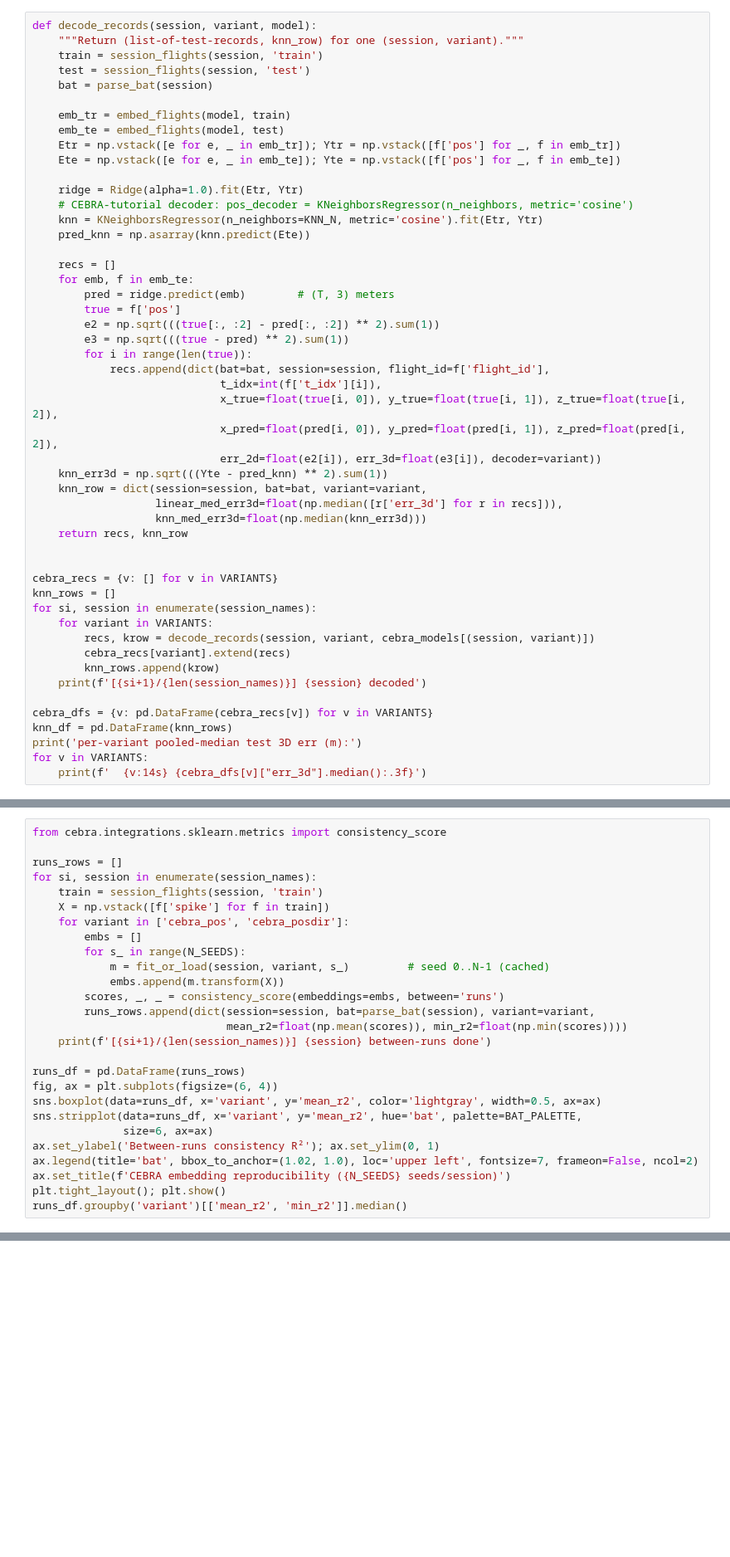
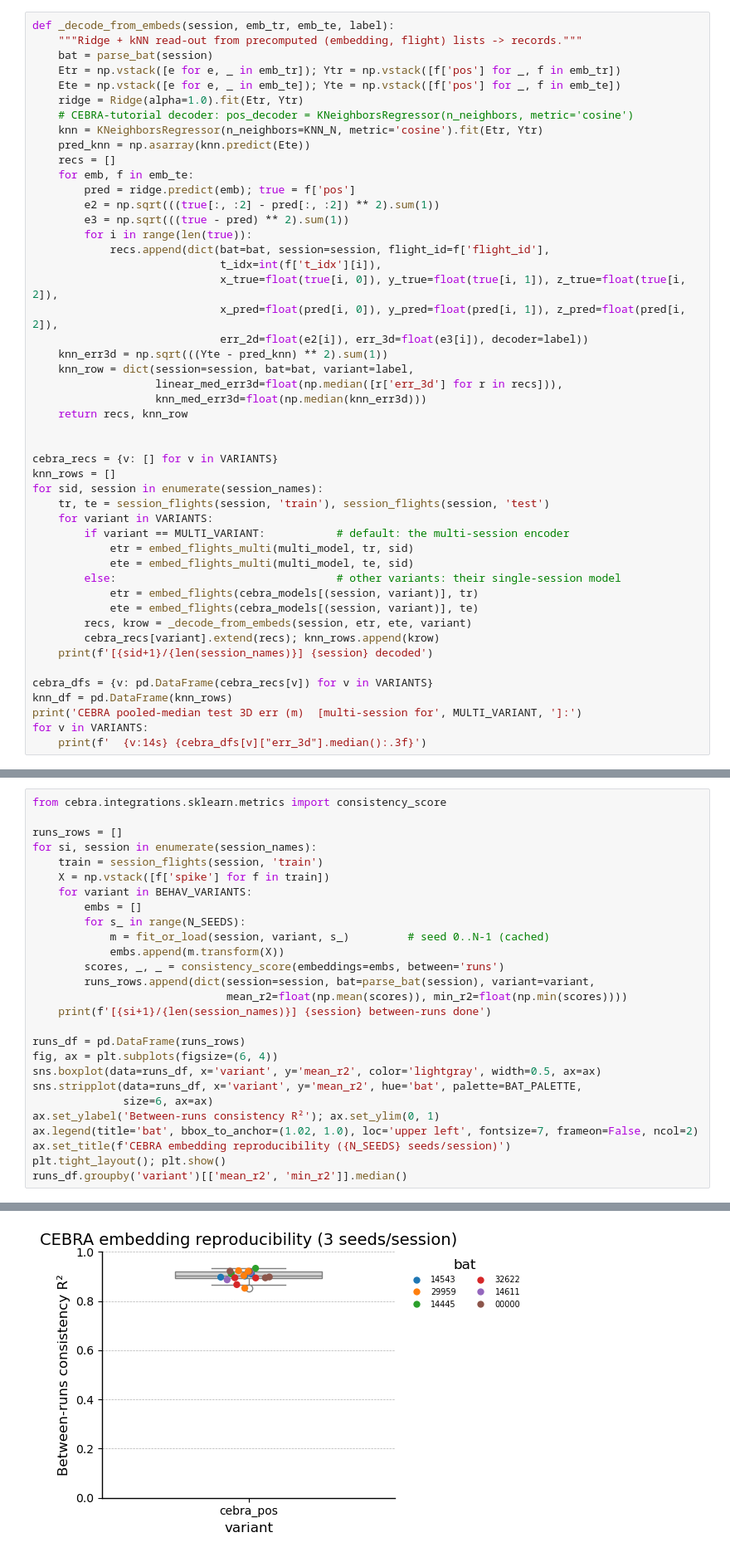
Before and after one commit to yongrong-qiu/digitalbat, a Jupyter notebook: notebooks/cebra-comparison.ipynb, the cells around one changed output, grey strips where cells are left out. Shown at 83% size. Cells and saved outputs as stored; diff of their text form; blank space fills up the shorter version.

```diff
--- a/notebooks/cebra-comparison.ipynb
+++ b/notebooks/cebra-comparison.ipynb
@@ -298,24 +627,16 @@ kNN-vs-linear table.
 # %%
-def decode_records(session, variant, model):
-    """Return (list-of-test-records, knn_row) for one (session, variant)."""
-    train = session_flights(session, 'train')
-    test = session_flights(session, 'test')
+def _decode_from_embeds(session, emb_tr, emb_te, label):
+    """Ridge + kNN read-out from precomputed (embedding, flight) lists -> records."""
     bat = parse_bat(session)
-
-    emb_tr = embed_flights(model, train)
-    emb_te = embed_flights(model, test)
     Etr = np.vstack([e for e, _ in emb_tr]); Ytr = np.vstack([f['pos'] for _, f in emb_tr])
     Ete = np.vstack([e for e, _ in emb_te]); Yte = np.vstack([f['pos'] for _, f in emb_te])
-
     ridge = Ridge(alpha=1.0).fit(Etr, Ytr)
     # CEBRA-tutorial decoder: pos_decoder = KNeighborsRegressor(n_neighbors, metric='cosine')
     knn = KNeighborsRegressor(n_neighbors=KNN_N, metric='cosine').fit(Etr, Ytr)
     pred_knn = np.asarray(knn.predict(Ete))
-
     recs = []
     for emb, f in emb_te:
-        pred = ridge.predict(emb)        # (T, 3) meters
-        true = f['pos']
+        pred = ridge.predict(emb); true = f['pos']
         e2 = np.sqrt(((true[:, :2] - pred[:, :2]) ** 2).sum(1))
         e3 = np.sqrt(((true - pred) ** 2).sum(1))
         for i in range(len(true)):
@@ -323,9 +644,9 @@ def decode_records(session, variant, model):
                              t_idx=int(f['t_idx'][i]),
                              x_true=float(true[i, 0]), y_true=float(true[i, 1]), z_true=float(true[i, 2]),
                              x_pred=float(pred[i, 0]), y_pred=float(pred[i, 1]), z_pred=float(pred[i, 2]),
-                             err_2d=float(e2[i]), err_3d=float(e3[i]), decoder=variant))
+                             err_2d=float(e2[i]), err_3d=float(e3[i]), decoder=label))
     knn_err3d = np.sqrt(((Yte - pred_knn) ** 2).sum(1))
-    knn_row = dict(session=session, bat=bat, variant=variant,
+    knn_row = dict(session=session, bat=bat, variant=label,
                    linear_med_err3d=float(np.median([r['err_3d'] for r in recs])),
                    knn_med_err3d=float(np.median(knn_err3d)))
     return recs, knn_row
@@ -333,15 +654,21 @@ def decode_records(session, variant, model):
 
 cebra_recs = {v: [] for v in VARIANTS}
 knn_rows = []
-for si, session in enumerate(session_names):
+for sid, session in enumerate(session_names):
+    tr, te = session_flights(session, 'train'), session_flights(session, 'test')
     for variant in VARIANTS:
-        recs, krow = decode_records(session, variant, cebra_models[(session, variant)])
-        cebra_recs[variant].extend(recs)
-        knn_rows.append(krow)
-    print(f'[{si+1}/{len(session_names)}] {session} decoded')
+        if variant == MULTI_VARIANT:           # default: the multi-session encoder
+            etr = embed_flights_multi(multi_model, tr, sid)
+            ete = embed_flights_multi(multi_model, te, sid)
+        else:                                  # other variants: their single-session model
+            etr = embed_flights(cebra_models[(session, variant)], tr)
+            ete = embed_flights(cebra_models[(session, variant)], te)
+        recs, krow = _decode_from_embeds(session, etr, ete, variant)
+        cebra_recs[variant].extend(recs); knn_rows.append(krow)
+    print(f'[{sid+1}/{len(session_names)}] {session} decoded')
 
 cebra_dfs = {v: pd.DataFrame(cebra_recs[v]) for v in VARIANTS}
 knn_df = pd.DataFrame(knn_rows)
-print('per-variant pooled-median test 3D err (m):')
+print('CEBRA pooled-median test 3D err (m)  [multi-session for', MULTI_VARIANT, ']:')
 for v in VARIANTS:
     print(f'  {v:14s} {cebra_dfs[v]["err_3d"].median():.3f}')
@@ -560,7 +933,7 @@ runs_rows = []
 for si, session in enumerate(session_names):
     train = session_flights(session, 'train')
     X = np.vstack([f['spike'] for f in train])
-    for variant in ['cebra_pos', 'cebra_posdir']:
+    for variant in BEHAV_VARIANTS:
         embs = []
         for s_ in range(N_SEEDS):
             m = fit_or_load(session, variant, s_)         # seed 0..N-1 (cached)
@@ -580,3 +953,4 @@ ax.legend(title='bat', bbox_to_anchor=(1.02, 1.0), loc='upper left', fontsize=7,
 ax.set_title(f'CEBRA embedding reproducibility ({N_SEEDS} seeds/session)')
 plt.tight_layout(); plt.show()
 runs_df.groupby('variant')[['mean_r2', 'min_r2']].median()
+# %% [output]
@@ -582,0 +975 @@ runs_df.groupby('variant')[['mean_r2', 'min_r2']].median()
+[figure, added]
```
Also changed, not shown: parts of 36 cells of this notebook, 4 other files.
